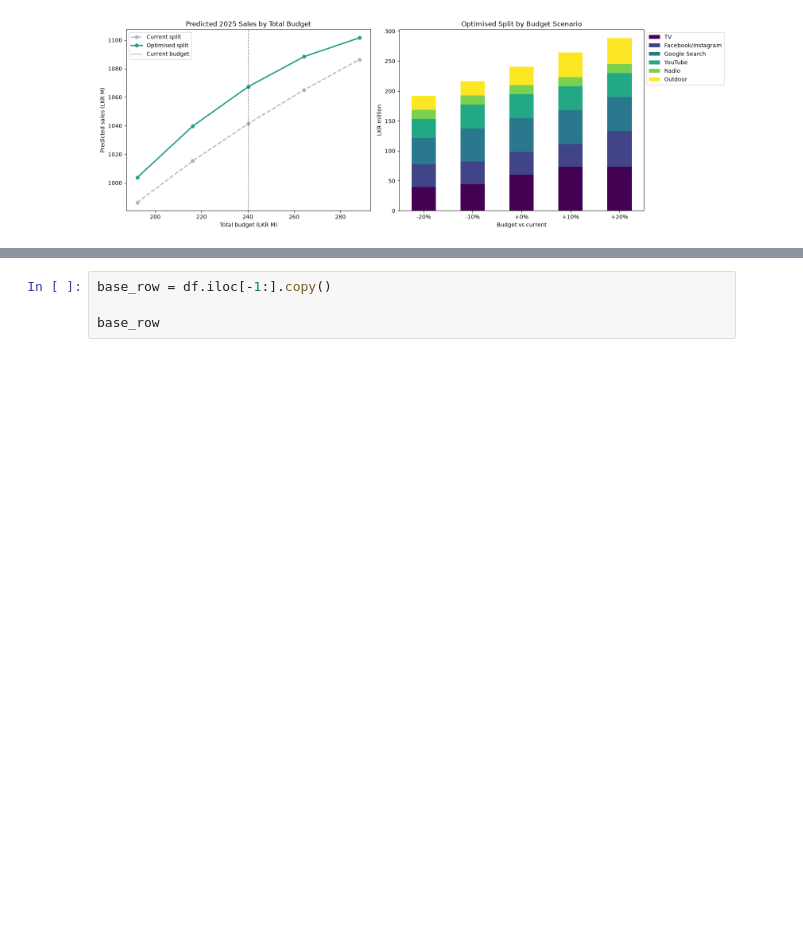
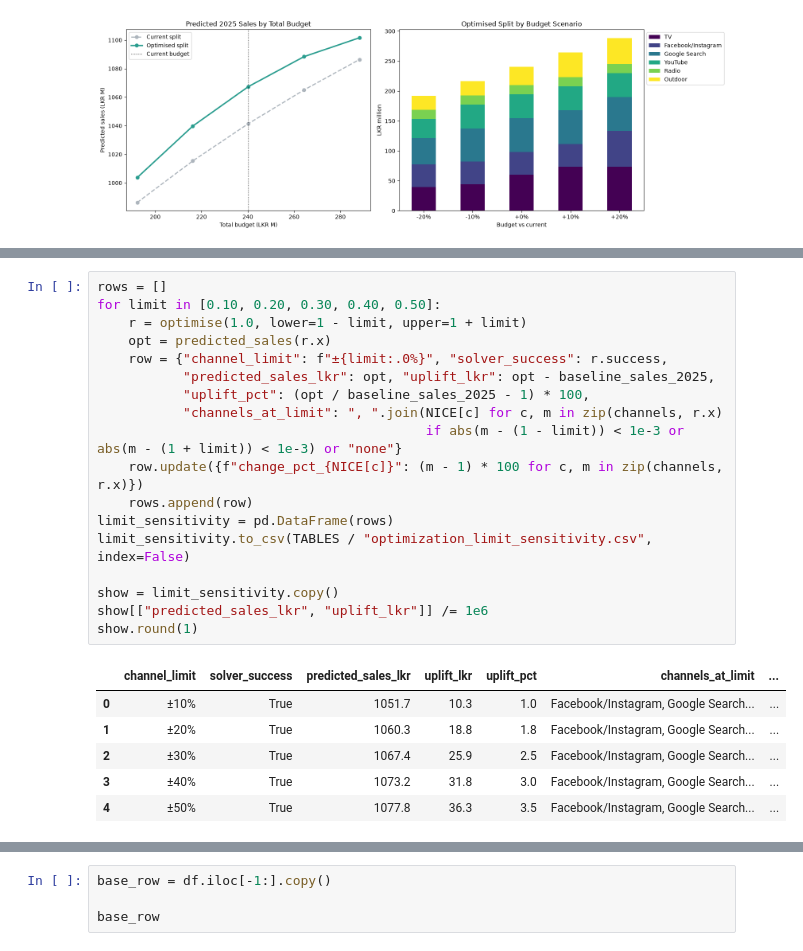
Before and after one commit to IBL11/mmm-budget-optimization, a Jupyter notebook: notebooks/07_budget_optimisation.ipynb, the cells around one changed output, grey strips where cells are left out. Cells and saved outputs as stored; diff of their text form; blank space fills up the shorter version.

Commit message:
Add channel-limit and model-uncertainty sensitivity to budget optimization

```diff
--- a/notebooks/07_budget_optimisation.ipynb
+++ b/notebooks/07_budget_optimisation.ipynb
@@ -283,0 +288,25 @@ plt.show()
+# %%
+rows = []
+for limit in [0.10, 0.20, 0.30, 0.40, 0.50]:
+    r = optimise(1.0, lower=1 - limit, upper=1 + limit)
+    opt = predicted_sales(r.x)
+    row = {"channel_limit": f"±{limit:.0%}", "solver_success": r.success,
+           "predicted_sales_lkr": opt, "uplift_lkr": opt - baseline_sales_2025,
+           "uplift_pct": (opt / baseline_sales_2025 - 1) * 100,
+           "channels_at_limit": ", ".join(NICE[c] for c, m in zip(channels, r.x)
+                                          if abs(m - (1 - limit)) < 1e-3 or abs(m - (1 + limit)) < 1e-3) or "none"}
+    row.update({f"change_pct_{NICE[c]}": (m - 1) * 100 for c, m in zip(channels, r.x)})
+    rows.append(row)
+limit_sensitivity = pd.DataFrame(rows)
+limit_sensitivity.to_csv(TABLES / "optimization_limit_sensitivity.csv", index=False)
+
+show = limit_sensitivity.copy()
+show[["predicted_sales_lkr", "uplift_lkr"]] /= 1e6
+show.round(1)
+# %% [output]
+|  | channel_limit | solver_success | predicted_sales_lkr | uplift_lkr | uplift_pct | channels_at_limit | ... |
+| 0 | ±10% | True | 1051.7 | 10.3 | 1.0 | Facebook/Instagram, Google Search... | ... |
+| 1 | ±20% | True | 1060.3 | 18.8 | 1.8 | Facebook/Instagram, Google Search... | ... |
+| 2 | ±30% | True | 1067.4 | 25.9 | 2.5 | Facebook/Instagram, Google Search... | ... |
+| 3 | ±40% | True | 1073.2 | 31.8 | 3.0 | Facebook/Instagram, Google Search... | ... |
+| 4 | ±50% | True | 1077.8 | 36.3 | 3.5 | Facebook/Instagram, Google Search... | ... |
```
Also changed, not shown: parts of 4 cells of this notebook, 3 other files.
